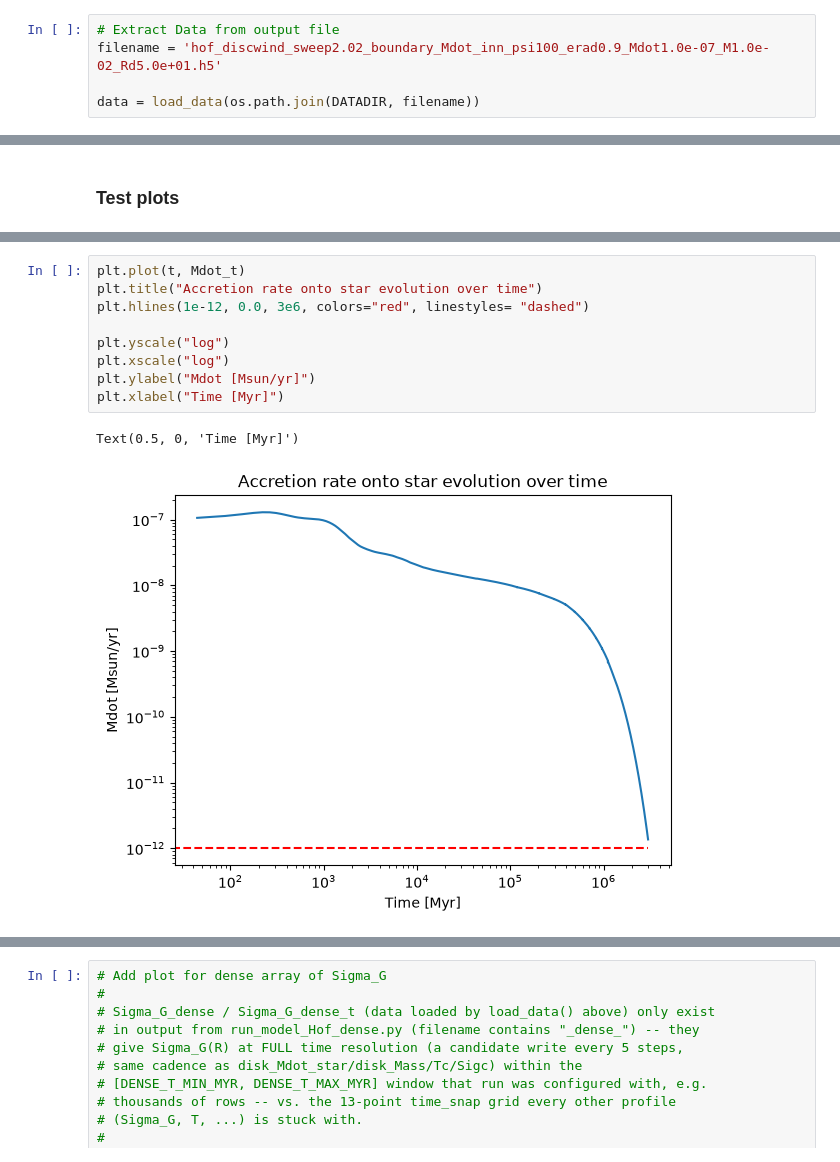
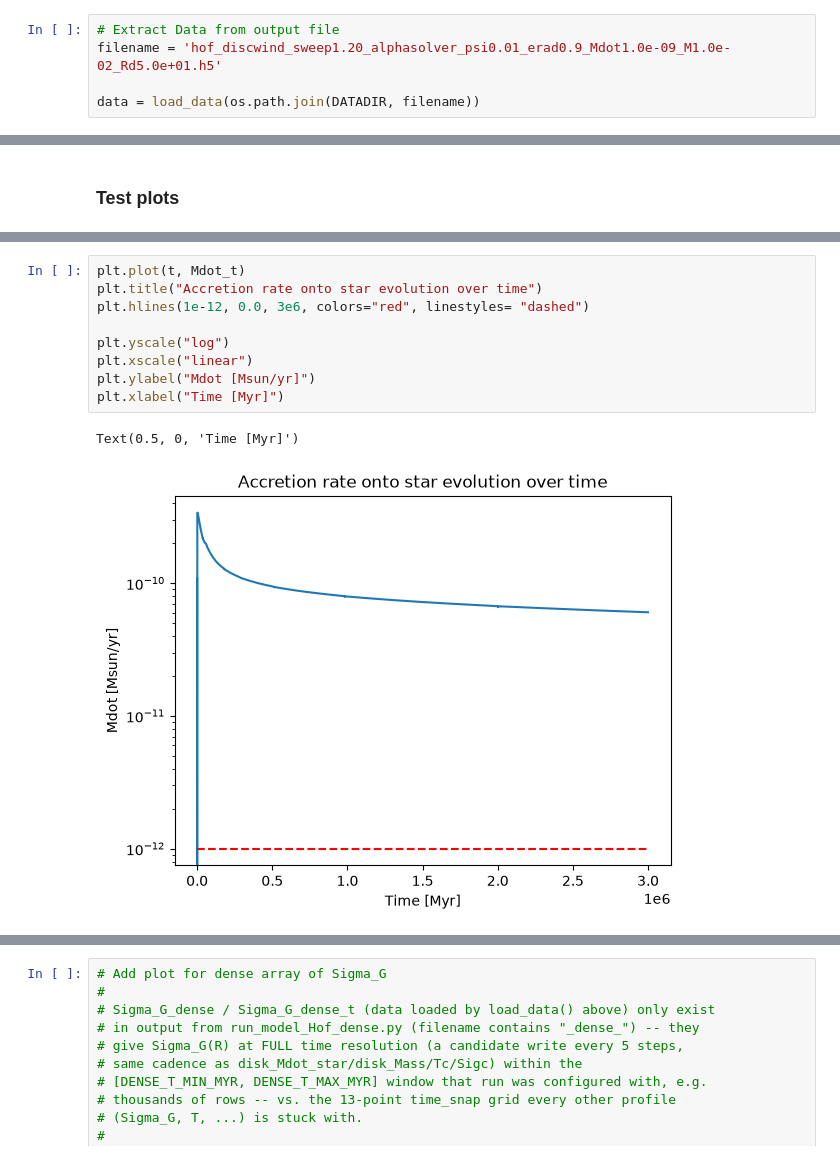
Before and after one commit to imontesd/DiscEvolution, a Jupyter notebook: example/StartHere/notebooks/Hof_figures_single.ipynb, the cells around one changed output, grey strips where cells are left out. Cells and saved outputs as stored; diff of their text form.

```diff
--- a/example/StartHere/notebooks/Hof_figures_single.ipynb
+++ b/example/StartHere/notebooks/Hof_figures_single.ipynb
@@ -543,7 +543,7 @@ print("✅ HELPER FUNCTIONS defined successfully!")
 # Extract and Calculate Observables from data
 # %%
 # Extract Data from output file
-filename = 'hof_discwind_sweep2.02_boundary_Mdot_inn_psi100_erad0.9_Mdot1.0e-07_M1.0e-02_Rd5.0e+01.h5'
+filename = 'hof_discwind_sweep1.20_alphasolver_psi0.01_erad0.9_Mdot1.0e-09_M1.0e-02_Rd5.0e+01.h5'
 
 data = load_data(os.path.join(DATADIR, filename))
 # %% [markdown]
@@ -891,15 +892,15 @@ Text(0.5, 0, 'Time [yr]')
 # %%
 plt.plot(t, Mdot_t)
 plt.title("Accretion rate onto star evolution over time")
 plt.hlines(1e-12, 0.0, 3e6, colors="red", linestyles= "dashed")
 
 plt.yscale("log")
-plt.xscale("log")
+plt.xscale("linear")
 plt.ylabel("Mdot [Msun/yr]")
 plt.xlabel("Time [Myr]")
 # %% [output]
 Text(0.5, 0, 'Time [Myr]')
-[figure, old version]
+[figure, new version]
 # %%
 # Plot the average Mdot over every n=100 simulation steps
 #
```
Also changed, not shown: parts of 10 cells of this notebook.
